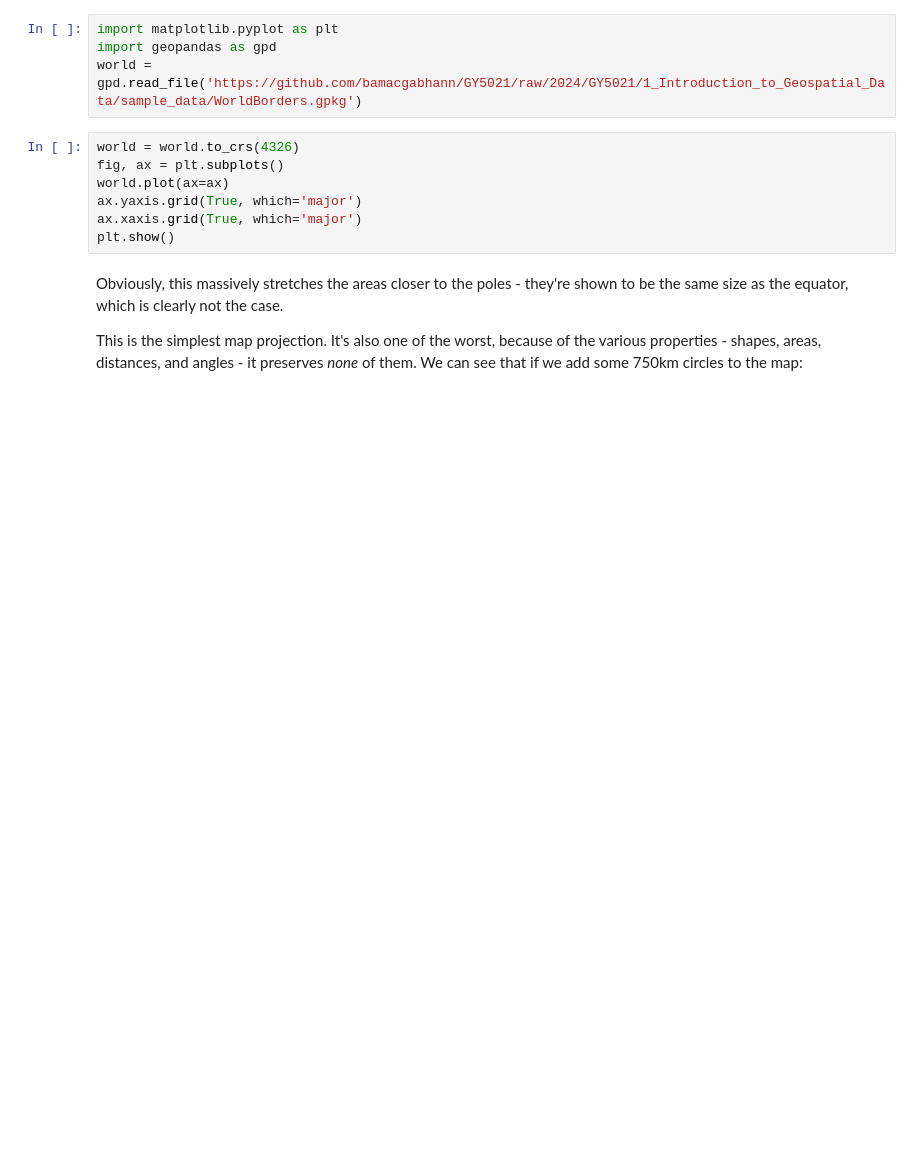
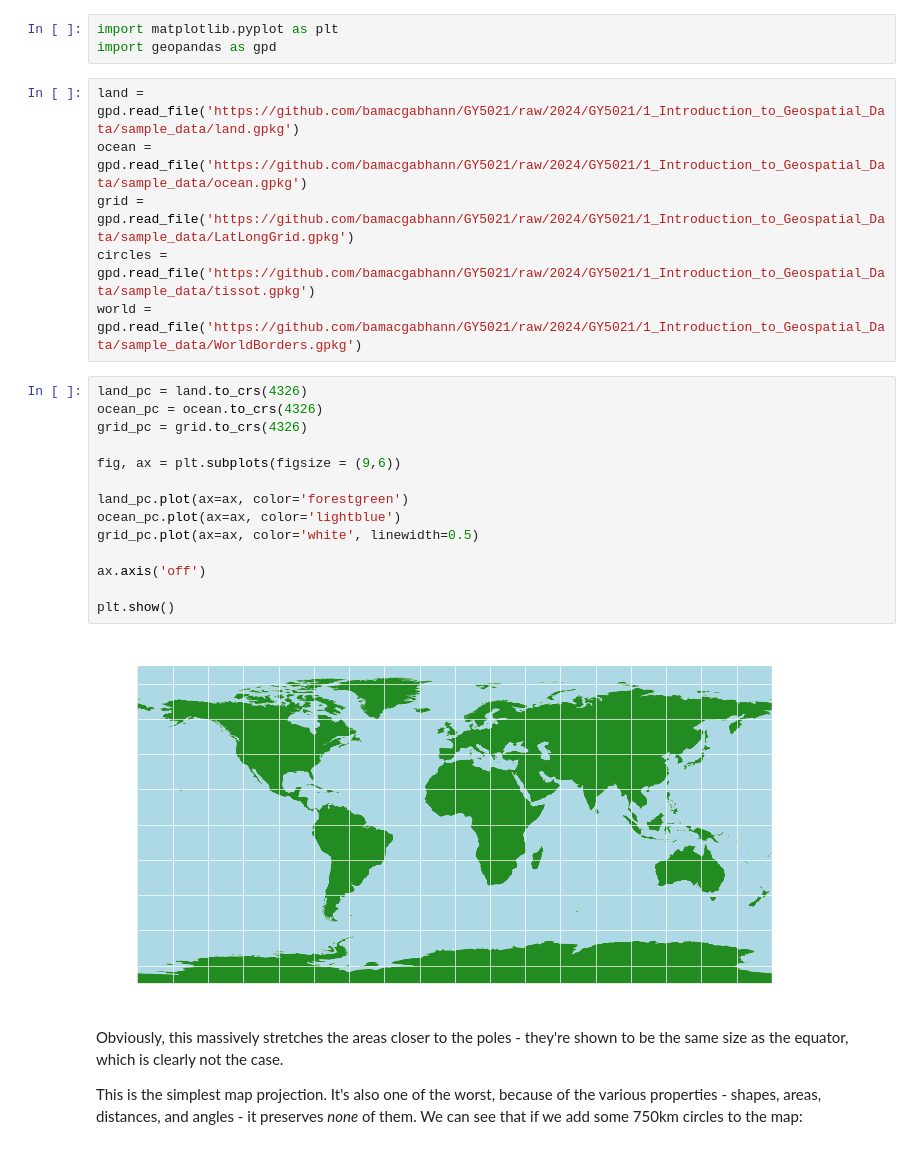
Before and after one commit to bamacgabhann/GY5021, a Jupyter notebook: GY5021/1_Introduction_to_Geospatial_Data/GY5021_5_Coordinate_Reference_Systems.ipynb, the cells around one changed output. Drawn from its saved outputs; the diff is of its cells as text; blank space fills up the shorter version.

```diff
--- a/GY5021/1_Introduction_to_Geospatial_Data/GY5021_5_Coordinate_Reference_Systems.ipynb
+++ b/GY5021/1_Introduction_to_Geospatial_Data/GY5021_5_Coordinate_Reference_Systems.ipynb
@@ -27,14 +27,28 @@ But we can show them parallel on a map, plotting latitude and longitude as X and
 # %%
 import matplotlib.pyplot as plt
 import geopandas as gpd
-world = gpd.read_file('https://github.com/bamacgabhann/GY5021/raw/2024/GY5021/1_Introduction_to_Geospatial_Data/sample_data/WorldBorders.gpkg')
+# %%
+land = gpd.read_file('https://github.com/bamacgabhann/GY5021/raw/2024/GY5021/1_Introduction_to_Geospatial_Data/sample_data/land.gpkg')
+ocean = gpd.read_file('https://github.com/bamacgabhann/GY5021/raw/2024/GY5021/1_Introduction_to_Geospatial_Data/sample_data/ocean.gpkg')
+grid = gpd.read_file('https://github.com/bamacgabhann/GY5021/raw/2024/GY5021/1_Introduction_to_Geospatial_Data/sample_data/LatLongGrid.gpkg')
+circles = gpd.read_file('https://github.com/bamacgabhann/GY5021/raw/2024/GY5021/1_Introduction_to_Geospatial_Data/sample_data/tissot.gpkg')
+world = gpd.read_file('https://github.com/bamacgabhann/GY5021/raw/2024/GY5021/1_Introduction_to_Geospatial_Data/sample_data/WorldBorders.gpkg')
 # %%
-world = world.to_crs(4326)
-fig, ax = plt.subplots()
-world.plot(ax=ax)
-ax.yaxis.grid(True, which='major')
-ax.xaxis.grid(True, which='major')
+land_pc = land.to_crs(4326)
+ocean_pc = ocean.to_crs(4326)
+grid_pc = grid.to_crs(4326)
+
+fig, ax = plt.subplots(figsize = (9,6))
+
+land_pc.plot(ax=ax, color='forestgreen')
+ocean_pc.plot(ax=ax, color='lightblue')
+grid_pc.plot(ax=ax, color='white', linewidth=0.5)
+
+ax.axis('off')
+
 plt.show()
+# %% [output]
+[figure, added]
 # %% [markdown]
 Obviously, this massively stretches the areas closer to the poles - they're shown to be the same size as the equator, which is clearly not the case.
 
```
Also changed, not shown: parts of 30 cells of this notebook.
